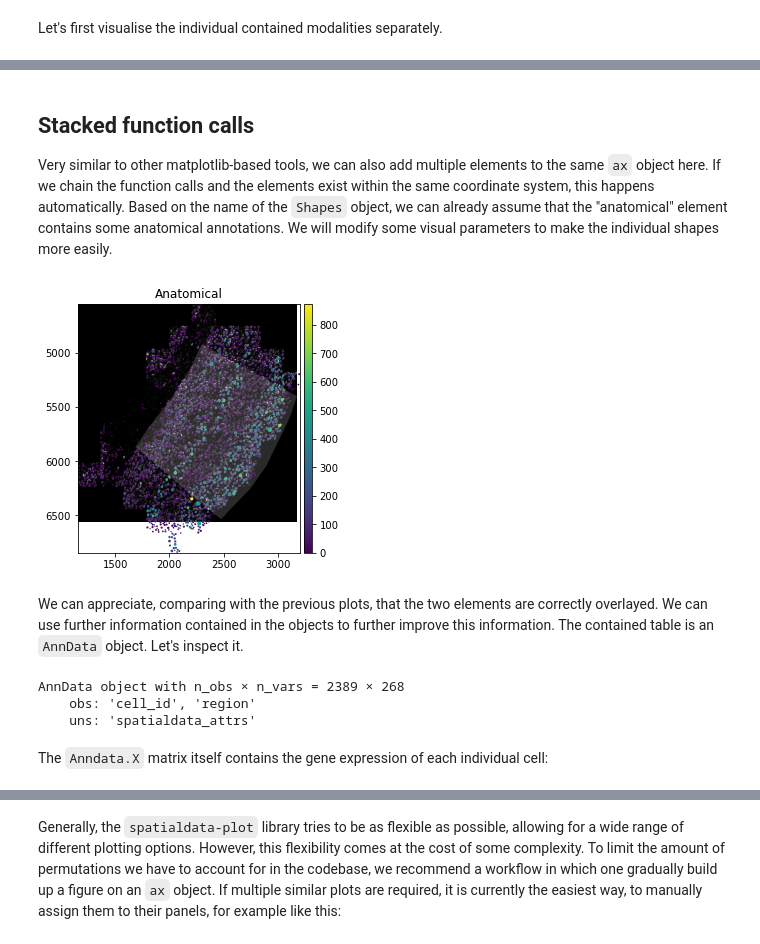
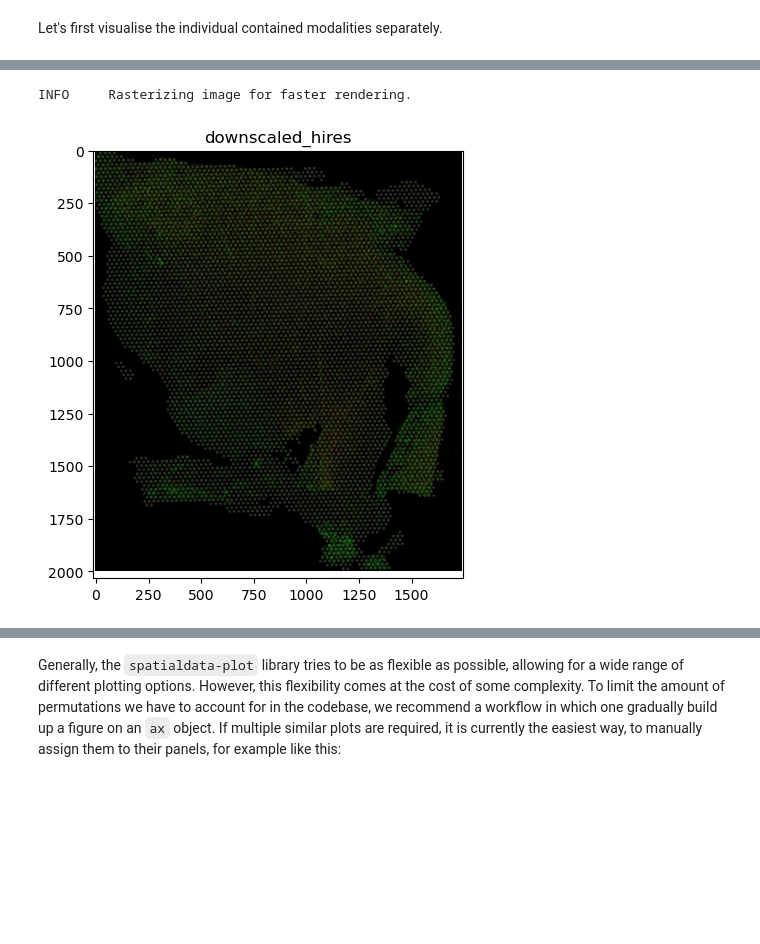
Before and after one commit to PMBio/spatialdata-workshops, a Jupyter notebook: notebooks/nb5_static_plotting.ipynb, the cells around one changed output, grey strips where cells are left out. Cells and saved outputs as stored; diff of their text form; code cells hidden in the pictures; blank space fills up the shorter version.

```diff
--- a/notebooks/nb5_static_plotting.ipynb
+++ b/notebooks/nb5_static_plotting.ipynb
@@ -6,8 +6,13 @@ In this notebook, we will explore how to use `spatialdata-plot` to generate stat
 %load_ext jupyter_black
 # %%
 import spatialdata as sd
-import spatialdata_plot
+import spatialdata_plot as sdp
 import matplotlib.pyplot as plt  # for multi-panel plots later
+import scanpy as sc
+import squidpy as sq
 
-sdata_visium = sd.read_zarr("../data/visium_2.1.0_2_io.zarr/")
+for p in [sd, sdp, sc, sq]:
+    print(f"{p.__name__}: {p.__version__}")
+
+sdata_visium = sd.read_zarr("../data/visium.zarr/")
 # %% [output]
@@ -74,23 +73,9 @@ sdata_merfish.pl.render_shapes(element="cells").pl.show(ax=axs[1], title="Cells"
-# %% [markdown]
-## Stacked function calls <a id="stacked-viz"></a>
-
-Very similar to other matplotlib-based tools, we can also add multiple elements to the same `ax` object here. If we chain the function calls and the elements exist within the same coordinate system, this happens automatically. Based on the name of the `Shapes` object, we can already assume that the "anatomical" element contains some anatomical annotations. We will modify some visual parameters to make the individual shapes more easily.
 # %%
 (
-    sdata_merfish.pl.render_images(cmap="grey")
-    .pl.render_shapes(element="cells", fill_alpha=1, color="Lamp5", outline_alpha=0)
-    .pl.render_shapes(element="anatomical", fill_alpha=0.2, outline_alpha=0)
-    .pl.show(title="Anatomical")
+    sdata_visium.pl.render_images()
+    .pl.render_shapes(fill_alpha=0.2)
+    .pl.show("downscaled_hires")
 )
 # %% [output]
+INFO     Rasterizing image for faster rendering.
-[figure, old version]
+[figure, new version]
-# %% [markdown]
-We can appreciate, comparing with the previous plots, that the two elements are correctly overlayed. We can use further information contained in the objects to further improve this information. The contained table is an `AnnData` object. Let's inspect it.
-# %%
-sdata_merfish.tables["table"]
-# %% [output]
-AnnData object with n_obs × n_vars = 2389 × 268
-    obs: 'cell_id', 'region'
-    uns: 'spatialdata_attrs'
-# %% [markdown]
-The `Anndata.X` matrix itself contains the gene expression of each individual cell:
```
Also changed, not shown: parts of 34 cells of this notebook, 2 other files.
